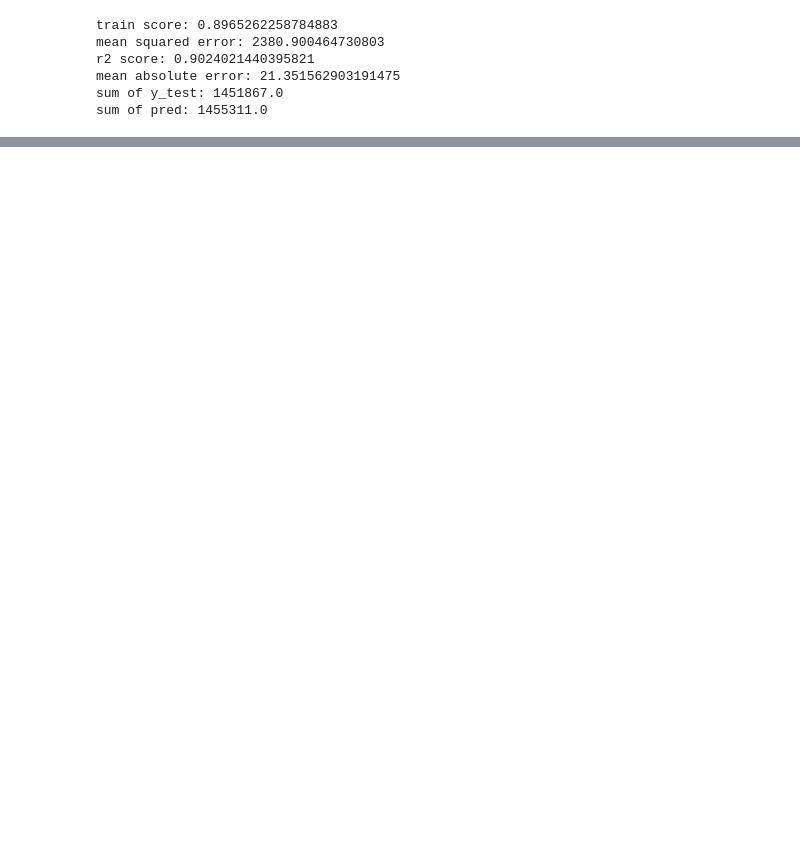
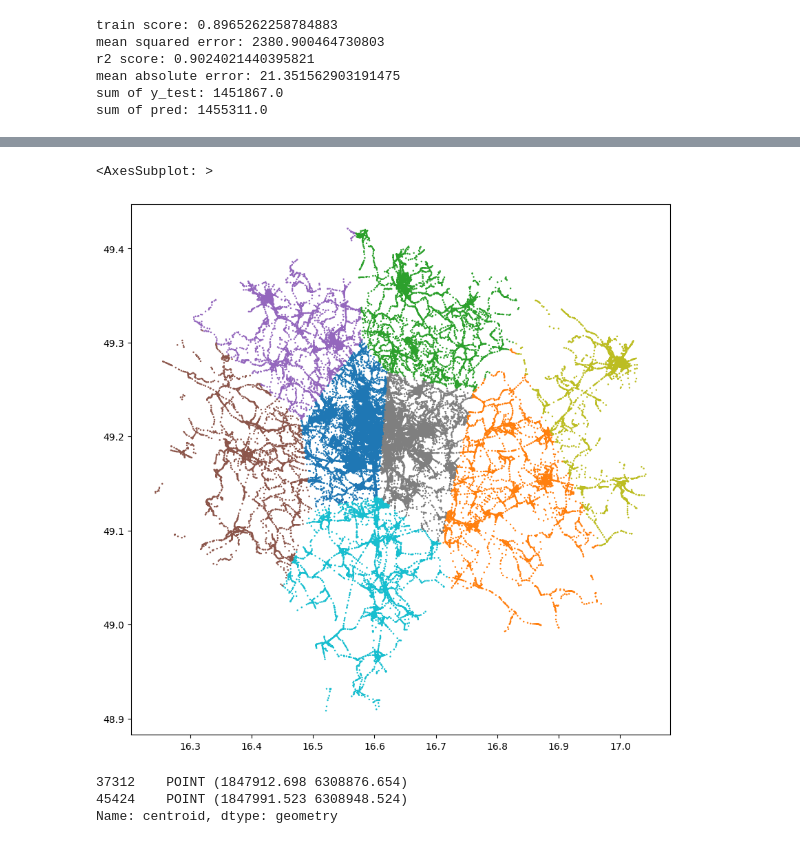
Before and after one commit to matousidc/data_handling, a Jupyter notebook: projekt3.ipynb, the cells around one changed output, grey strips where cells are left out. Cells and saved outputs as stored; diff of their text form; code cells hidden in the pictures; blank space fills up the shorter version.

```diff
--- a/projekt3.ipynb
+++ b/projekt3.ipynb
@@ -255,8 +209,9 @@ geo_roads.head()
 # %%
 geo_dpnk = geopandas.read_file('dpnk_json.geojson')
 # %%
-geo_dpnk['centroid'] = geo_dpnk['geometry'].to_crs(crs=3857).centroid
-geo_dpnk['centroid'] = geo_dpnk['centroid'].to_crs(crs=4326)
+geo_dpnk['centroid'] = geo_dpnk['geometry'].to_crs(crs=3857).centroid # to metres
+geo_dpnk['centroid'] = geo_dpnk['centroid'].to_crs(crs=4326) # to degrees
+geo_dpnk['sum_years'] = geo_dpnk[geo_dpnk.columns[2:7]].sum(axis=1)
 geo_dpnk.head()
 # %% [output]
 |  | OBJECTID | GID_ROAD | data_2018 | data_2019 | data_2020 | data_2021 | dpnk_22 | GlobalID | SHAPE_Length | ... |
@@ -267,0 +237,17 @@ geo_dpnk.head()
+# %%
+fig, ax = plt.subplots(figsize=(12,10))
+geo_dpnk =  geo_dpnk.set_geometry('centroid') # chosing to plot centroids
+geo_dpnk.plot(markersize=0.6, ax=ax, column='kmeans', cmap='tab10')
+ctx.add_basemap(ax, crs=joined.crs.to_string(), source=ctx.providers.CartoDB.Positron) #OpenStreetMap.Mapnik # Stamen.Tonerlite
+# %% [output]
+<AxesSubplot: >
+[figure, added]
+# %%
+xx = geo_dpnk['centroid'].to_crs(crs=3857)
+yy = geo_roads['centroid'].to_crs(crs=3857)
+ww = xx.loc[xx[xx.distance(yy.iloc[0]) < 150].index]
+ww
+# %% [output]
+37312    POINT (1847912.698 6308876.654)
+45424    POINT (1847991.523 6308948.524)
+Name: centroid, dtype: geometry
```
Also changed, not shown: parts of 17 cells of this notebook.
